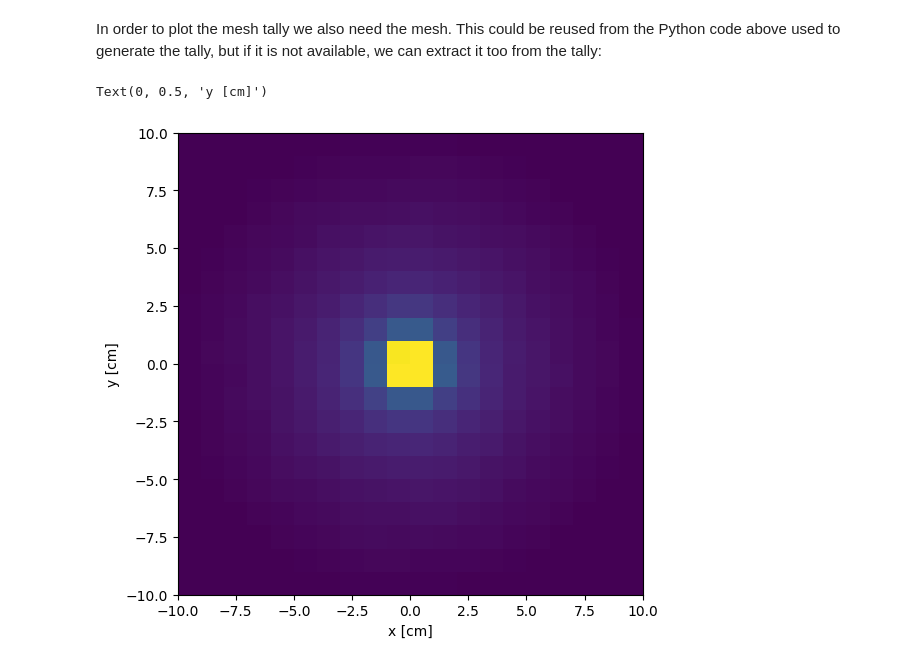
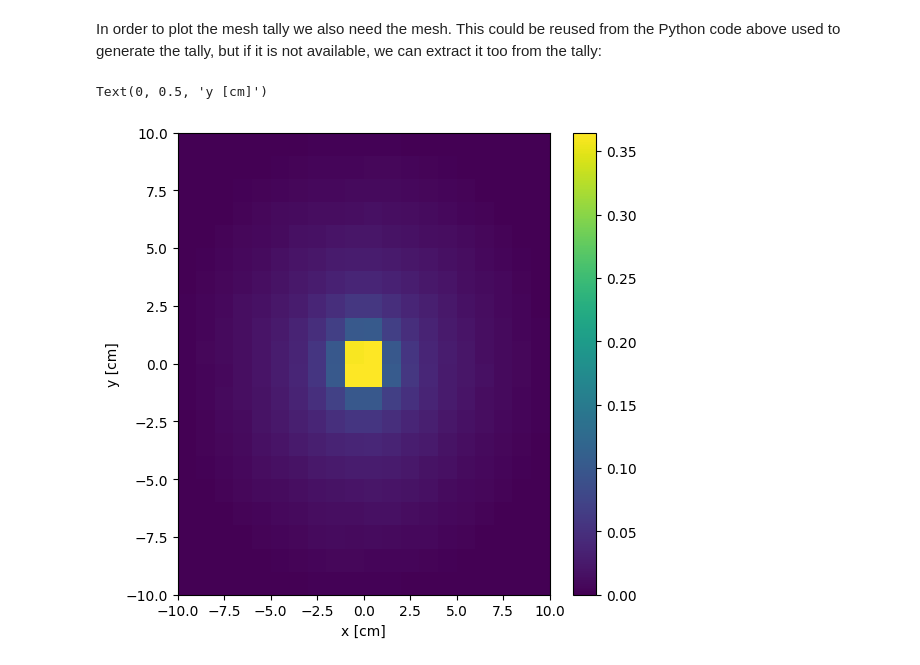
Before and after one commit to highness-eu/TSL_School, a Jupyter notebook: openmc/Notebooks/Postprocessing.ipynb, the cells around one changed output. Cells and saved outputs as stored; diff of their text form; code cells hidden in the pictures.

Commit message:
Add colorbar

```diff
--- a/openmc/Notebooks/Postprocessing.ipynb
+++ b/openmc/Notebooks/Postprocessing.ipynb
@@ -251,9 +251,9 @@ ymesh = mesh.mesh.y_grid
 # %%
 plt.figure(figsize=(6,6))
 plt.pcolormesh(xmesh,ymesh,values)
-plt.colormap()
+plt.colorbar()
 plt.xlabel('x [cm]')
 plt.ylabel('y [cm]')
 # %% [output]
 Text(0, 0.5, 'y [cm]')
-[figure, old version]
+[figure, new version]
```
Also changed, not shown: parts of 6 cells of this notebook.
